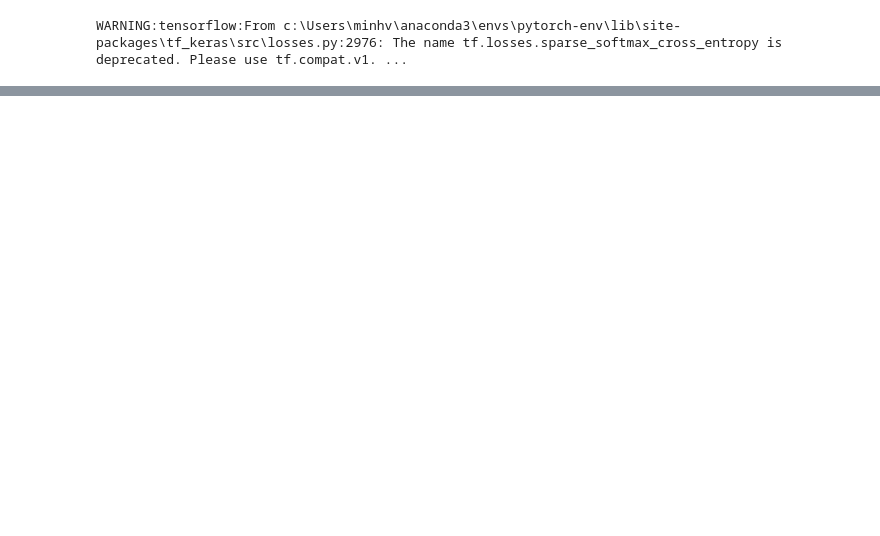
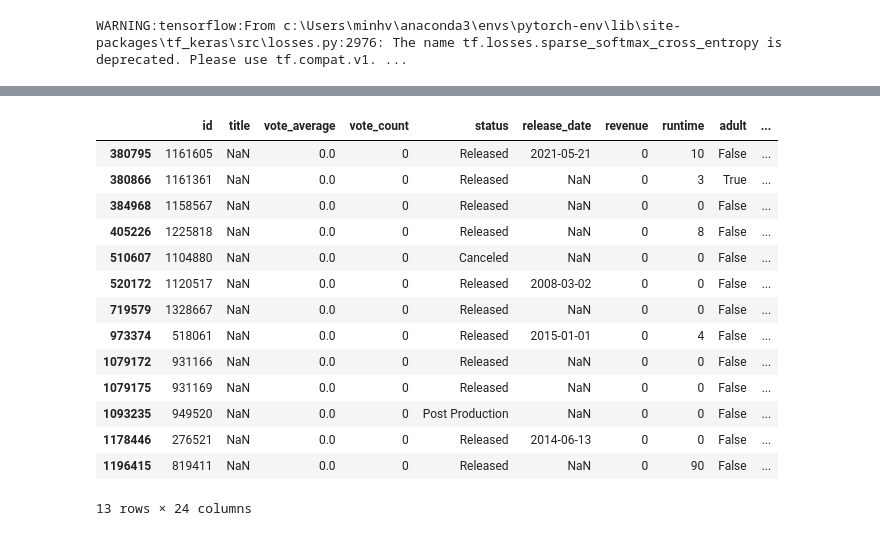
Before and after one commit to Biuuu2309/Data-Science, a Jupyter notebook: Source/Analysis/Cleaning Data.ipynb, the cells around one changed output, grey strips where cells are left out. Cells and saved outputs as stored; diff of their text form; code cells hidden in the pictures; blank space fills up the shorter version.

```diff
--- a/Source/Analysis/Cleaning Data.ipynb
+++ b/Source/Analysis/Cleaning Data.ipynb
@@ -28,0 +24,4 @@ Path to dataset files: C:\Users\minhv\.cache\kagglehub\datasets\asaniczka\tmdb-m
+# %%
+Data = pd.read_csv(r'E:\Group Data Project\Data-Science\Source\Data\TMDB_movie_dataset_v11.csv')
+DF = pd.DataFrame(Data)
+DF
@@ -28,0 +54,18 @@ Path to dataset files: C:\Users\minhv\.cache\kagglehub\datasets\asaniczka\tmdb-m
+# %%
+DF[DF['title'].isnull()]
+# %% [output]
+|  | id | title | vote_average | vote_count | status | release_date | revenue | runtime | adult | ... |
+| 380795 | 1161605 | NaN | 0.0 | 0 | Released | 2021-05-21 | 0 | 10 | False | ... |
+| 380866 | 1161361 | NaN | 0.0 | 0 | Released | NaN | 0 | 3 | True | ... |
+| 384968 | 1158567 | NaN | 0.0 | 0 | Released | NaN | 0 | 0 | False | ... |
+| 405226 | 1225818 | NaN | 0.0 | 0 | Released | NaN | 0 | 8 | False | ... |
+| 510607 | 1104880 | NaN | 0.0 | 0 | Canceled | NaN | 0 | 0 | False | ... |
+| 520172 | 1120517 | NaN | 0.0 | 0 | Released | 2008-03-02 | 0 | 0 | False | ... |
+| 719579 | 1328667 | NaN | 0.0 | 0 | Released | NaN | 0 | 0 | False | ... |
+| 973374 | 518061 | NaN | 0.0 | 0 | Released | 2015-01-01 | 0 | 4 | False | ... |
+| 1079172 | 931166 | NaN | 0.0 | 0 | Released | NaN | 0 | 0 | False | ... |
+| 1079175 | 931169 | NaN | 0.0 | 0 | Released | NaN | 0 | 0 | False | ... |
+| 1093235 | 949520 | NaN | 0.0 | 0 | Post Production | NaN | 0 | 0 | False | ... |
+| 1178446 | 276521 | NaN | 0.0 | 0 | Released | 2014-06-13 | 0 | 0 | False | ... |
+| 1196415 | 819411 | NaN | 0.0 | 0 | Released | NaN | 0 | 90 | False | ... |
+13 rows × 24 columns
```
Also changed, not shown: parts of 5 cells of this notebook.
